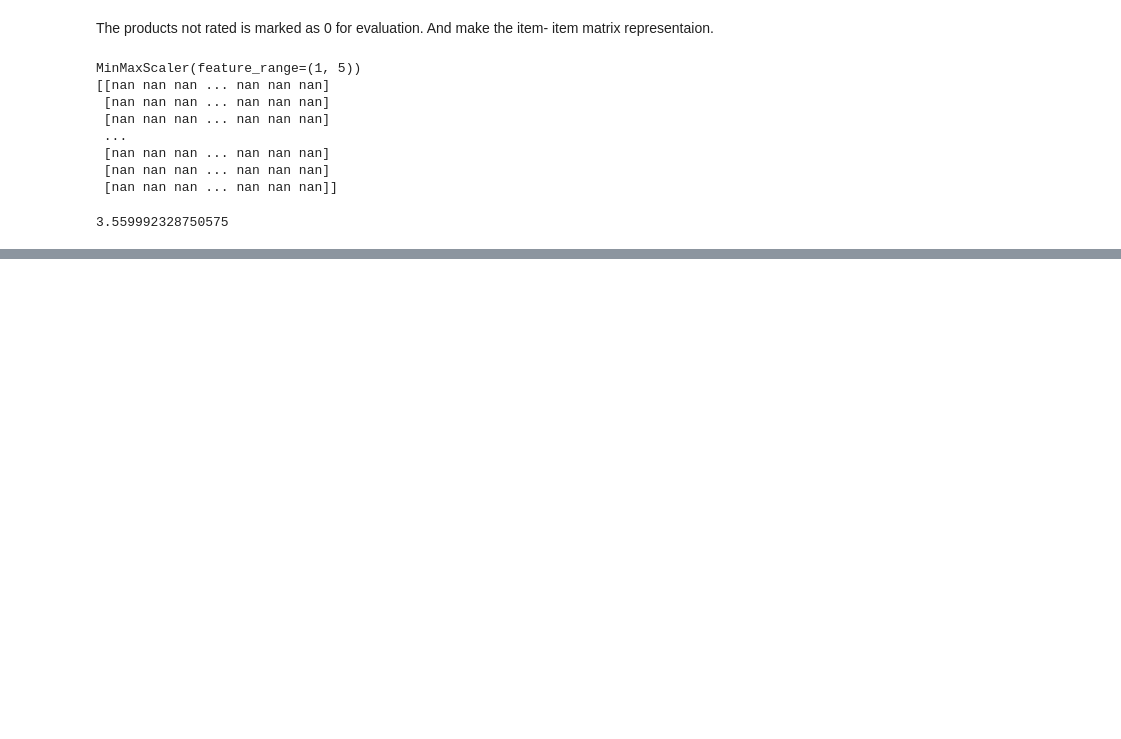
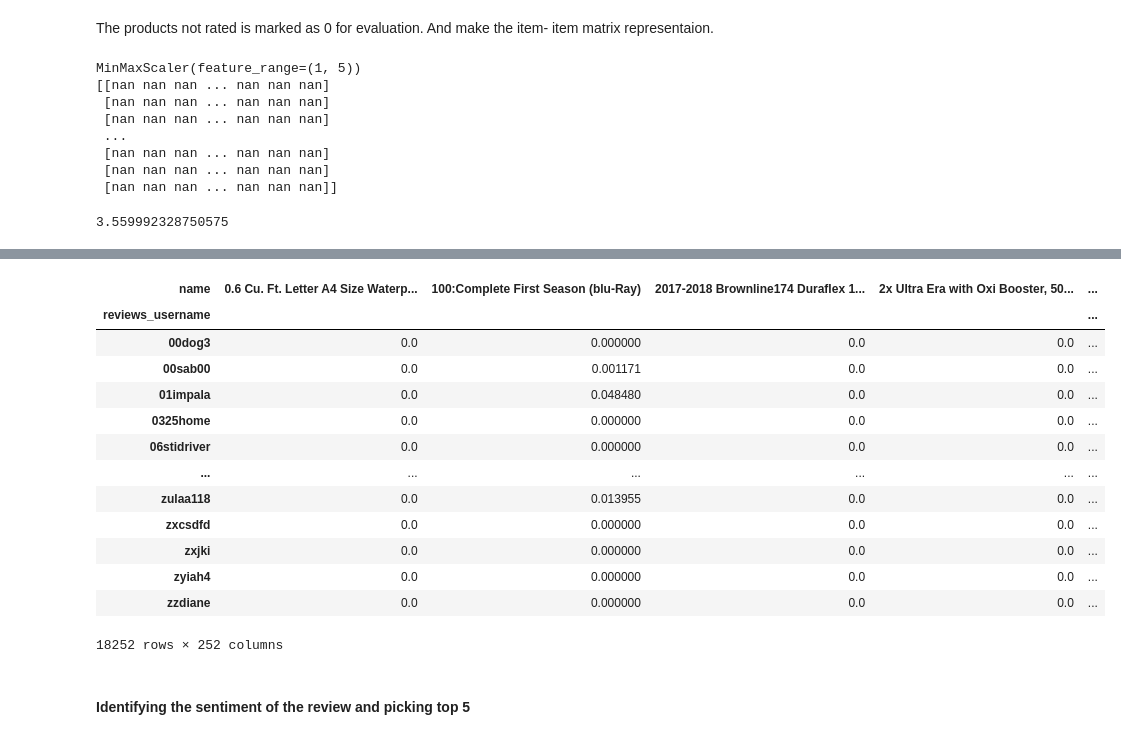
Before and after one commit to Kumaraguru-Muthuraj/_AIML_Code, a Jupyter notebook: _PythonNotebooks/_Course8_Recommendation_System/SentimentBasedRecommendationSystemV1.ipynb, the cells around one changed output, grey strips where cells are left out. Drawn from its saved outputs; the diff is of its cells as text; code cells hidden in the pictures; blank space fills up the shorter version.

```diff
--- a/_PythonNotebooks/_Course8_Recommendation_System/SentimentBasedRecommendationSystemV1.ipynb
+++ b/_PythonNotebooks/_Course8_Recommendation_System/SentimentBasedRecommendationSystemV1.ipynb
@@ -1212,0 +1215,19 @@ print(rmse)
+# %%
+item_final_rating
+# %% [output]
+| name | 0.6 Cu. Ft. Letter A4 Size Waterp... | 100:Complete First Season (blu-Ray) | 2017-2018 Brownline174 Duraflex 1... | 2x Ultra Era with Oxi Booster, 50... | ... |
+| reviews_username |  |  |  |  | ... |
+| 00dog3 | 0.0 | 0.000000 | 0.0 | 0.0 | ... |
+| 00sab00 | 0.0 | 0.001171 | 0.0 | 0.0 | ... |
+| 01impala | 0.0 | 0.048480 | 0.0 | 0.0 | ... |
+| 0325home | 0.0 | 0.000000 | 0.0 | 0.0 | ... |
+| 06stidriver | 0.0 | 0.000000 | 0.0 | 0.0 | ... |
+| ... | ... | ... | ... | ... | ... |
+| zulaa118 | 0.0 | 0.013955 | 0.0 | 0.0 | ... |
+| zxcsdfd | 0.0 | 0.000000 | 0.0 | 0.0 | ... |
+| zxjki | 0.0 | 0.000000 | 0.0 | 0.0 | ... |
+| zyiah4 | 0.0 | 0.000000 | 0.0 | 0.0 | ... |
+| zzdiane | 0.0 | 0.000000 | 0.0 | 0.0 | ... |
+18252 rows × 252 columns
+# %% [markdown]
+#### Identifying the sentiment of the review and picking top 5
```
Also changed, not shown: parts of 13 cells of this notebook.
